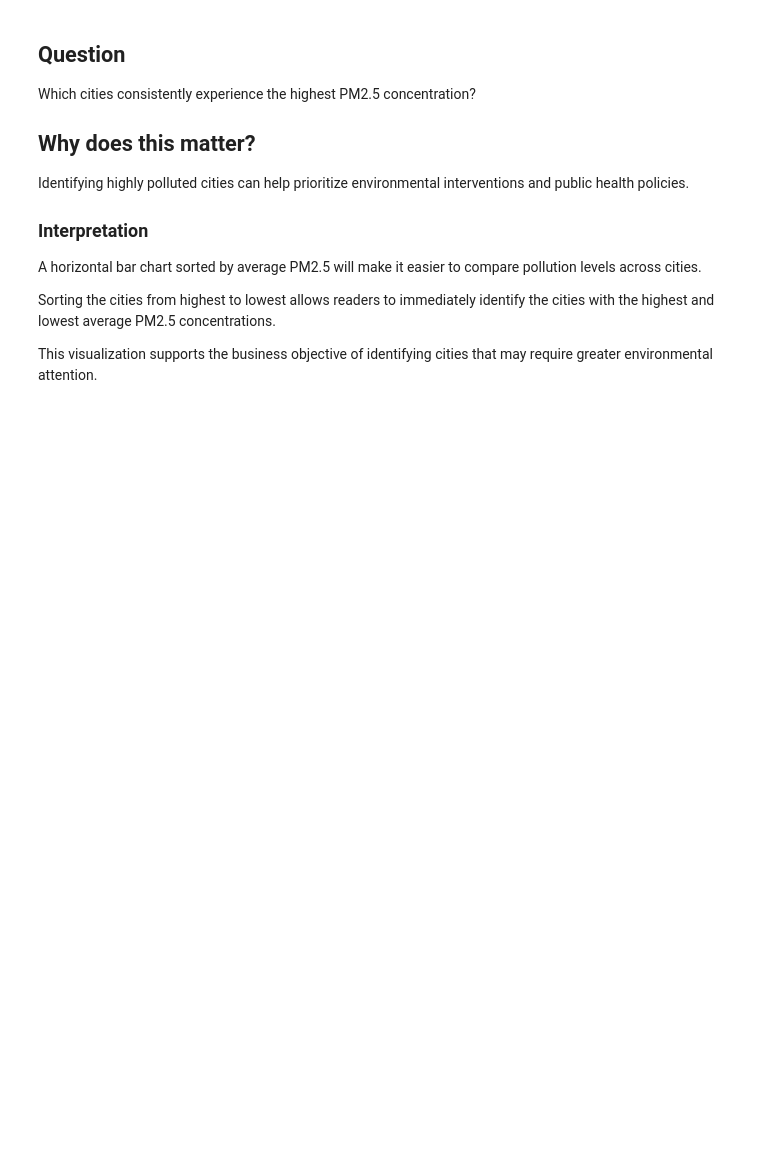
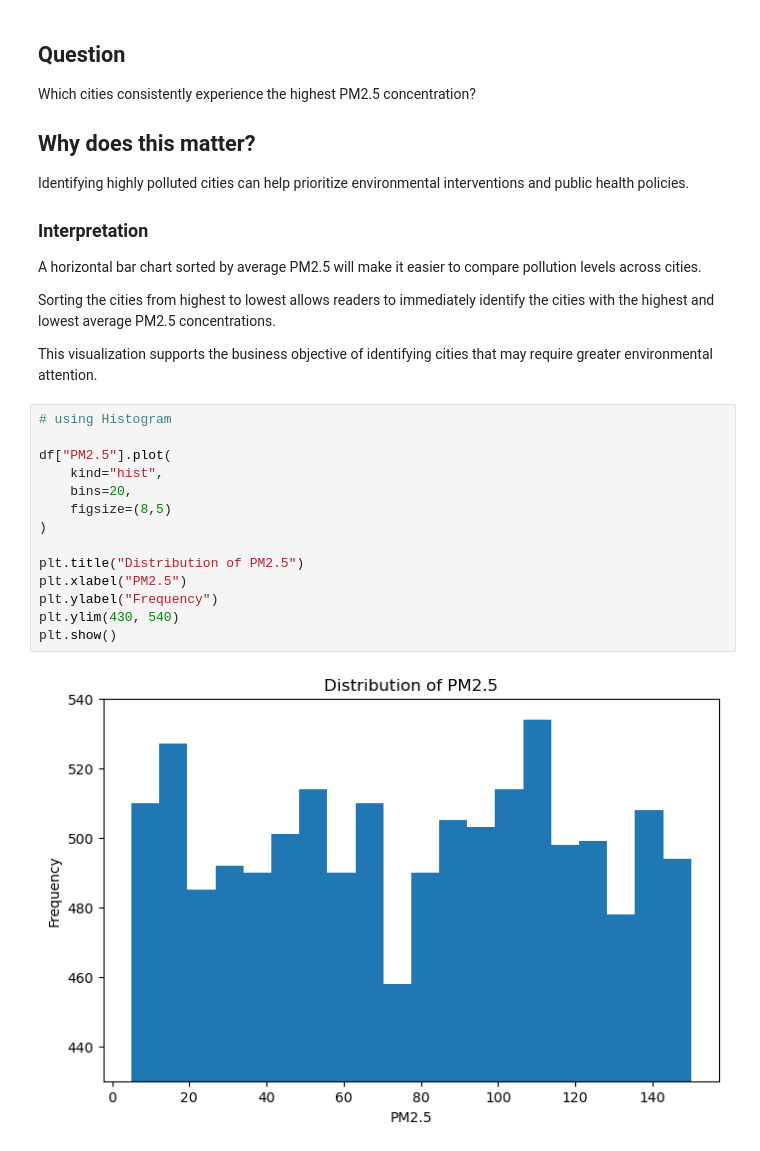
Before and after one commit to Jaessii/Datascience-Journey, a Jupyter notebook: Projects/01_project_environmental_air_quality_analysis/notebooks/Air Pollution Analysis.ipynb, the cells around one changed output. Drawn from its saved outputs; the diff is of its cells as text; blank space fills up the shorter version.

```diff
--- a/Projects/01_project_environmental_air_quality_analysis/notebooks/Air Pollution Analysis.ipynb
+++ b/Projects/01_project_environmental_air_quality_analysis/notebooks/Air Pollution Analysis.ipynb
@@ -232,3 +232,19 @@ A horizontal bar chart sorted by average PM2.5 will make it easier to compare po
 Sorting the cities from highest to lowest allows readers to immediately identify the cities with the highest and lowest average PM2.5 concentrations.
 
 This visualization supports the business objective of identifying cities that may require greater environmental attention.
+# %%
+# using Histogram
+
+df["PM2.5"].plot(
+    kind="hist",
+    bins=20,
+    figsize=(8,5)
+)
+
+plt.title("Distribution of PM2.5")
+plt.xlabel("PM2.5")
+plt.ylabel("Frequency")
+plt.ylim(430, 540)
+plt.show()
+# %% [output]
+[figure, added]
```
Also changed, not shown: parts of 16 cells of this notebook, 1 other file.
